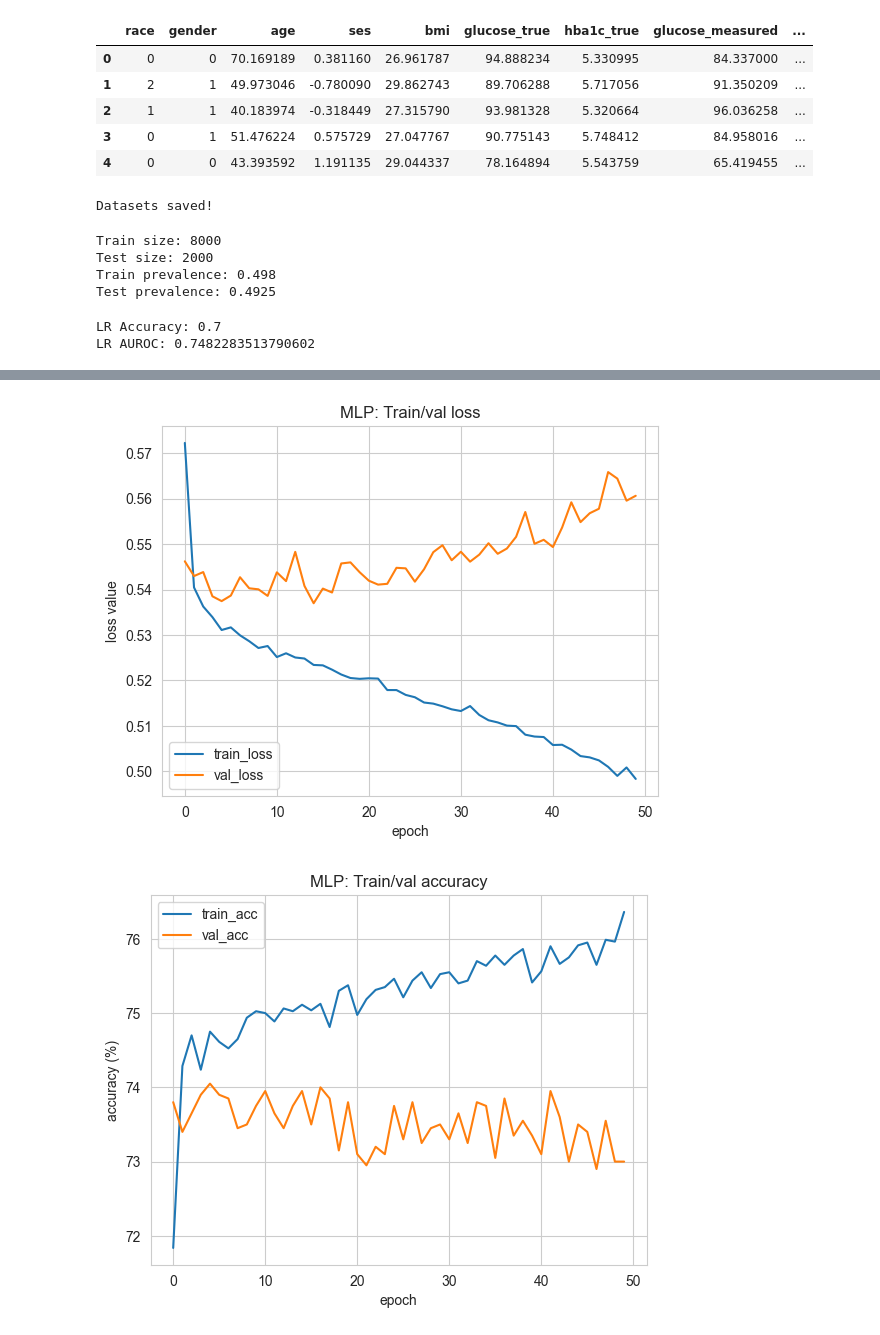
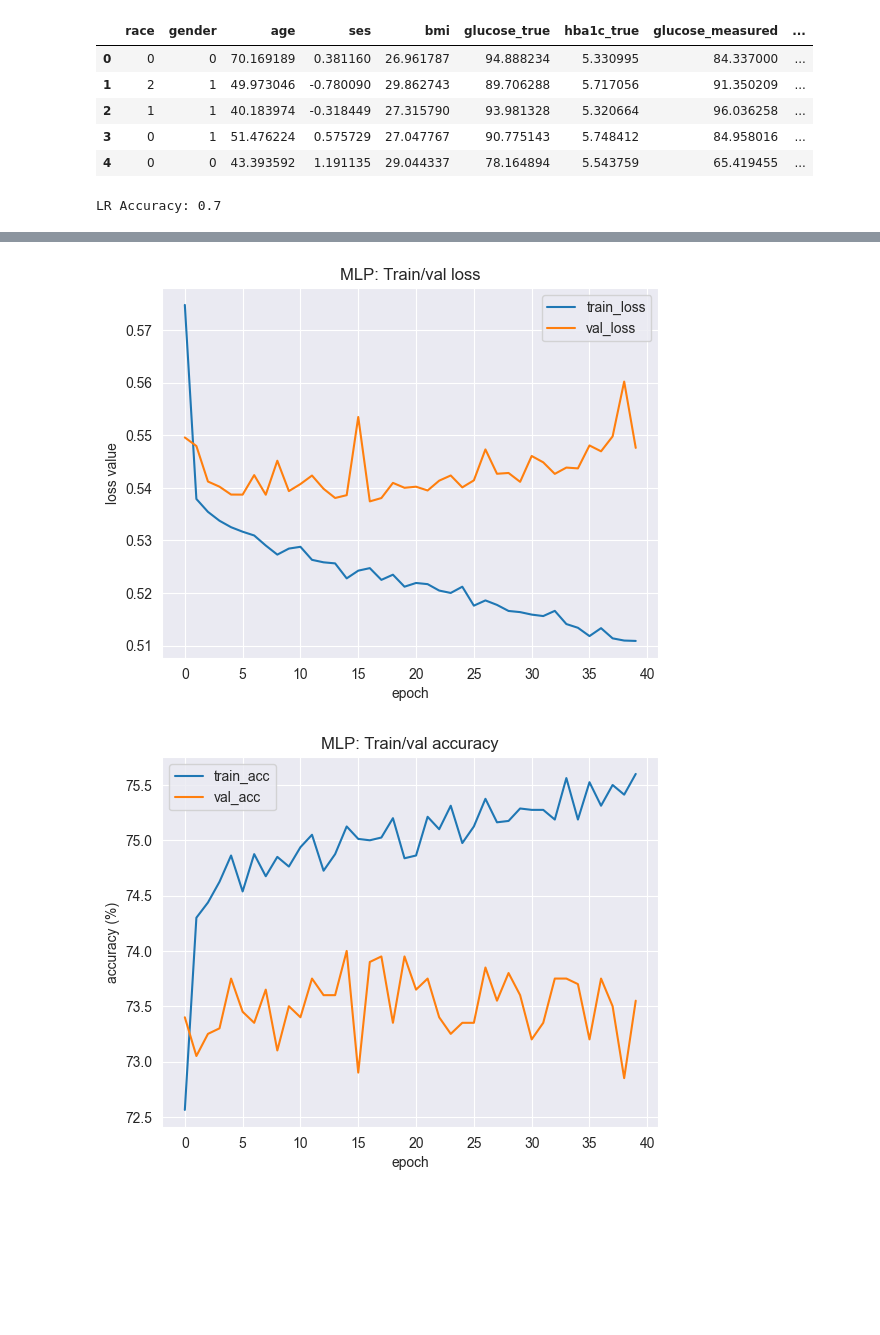
Before and after one commit to isabelle-bustamante/diabetes-fairness-ml, a Jupyter notebook: experiments/03_realistic_world.ipynb, the cells around one changed output, grey strips where cells are left out. Saved outputs shown, nothing was run; the diff lists cells and outputs as text; code cells hidden in the pictures; blank space fills up the shorter version.

Commit message:
redid fairness matric calculations, made simualtion simpler, removed clinical features for training, changed architecture in nn

```diff
--- a/experiments/03_realistic_world.ipynb
+++ b/experiments/03_realistic_world.ipynb
@@ -37,37 +24,23 @@ df.head()
 | 2 | 1 | 1 | 40.183974 | -0.318449 | 27.315790 | 93.981328 | 5.320664 | 96.036258 | ... |
 | 3 | 0 | 1 | 51.476224 | 0.575729 | 27.047767 | 90.775143 | 5.748412 | 84.958016 | ... |
 | 4 | 0 | 0 | 43.393592 | 1.191135 | 29.044337 | 78.164894 | 5.543759 | 65.419455 | ... |
-# %%
-df.to_csv("df_realistic.csv", index=False)
-
-print("Datasets saved!")
-# %% [output]
-Datasets saved!
-# %%
-# Realistic world features
-features = [
-    "glucose_measured",
-    "hba1c_measured",
-    "age",
-    "bmi",
-    "ses"
-]
-
-target = "diabetes_label"
-
-X_train, X_test, y_train, y_test = split_data(df, features, target)
-
-X_train_s, X_test_s, scaler = scale_data(X_train, X_test)
-
-print("Train size:", len(X_train))
-print("Test size:", len(X_test))
-print("Train prevalence:", y_train.mean())
-print("Test prevalence:", y_test.mean())
-# %% [output]
-Train size: 8000
-Test size: 2000
-Train prevalence: 0.498
-Test prevalence: 0.4925
+# %%
+features = ["glucose_measured", "hba1c_measured", "age", "bmi", "ses"]
+target = "diabetes_label"
+
+X = df[features]
+y = df[target]
+
+X_train, X_test, y_train, y_test = train_test_split(
+    X, y, test_size=0.2, random_state=SEED
+)
+
+# Keep sensitive attributes aligned
+sens_test = df.loc[X_test.index][["gender", "race"]]
+# %%
+scaler = StandardScaler()
+X_train_s = scaler.fit_transform(X_train)
+X_test_s = scaler.transform(X_test)
 # %%
 lr_results = train_logistic_regression(
     X_train_s, y_train,
@@ -75,21 +48,17 @@ lr_results = train_logistic_regression(
 )
 
 print("LR Accuracy:", lr_results["accuracy"])
-print("LR AUROC:", lr_results["AUROC"])
 # %% [output]
 LR Accuracy: 0.7
-LR AUROC: 0.7482283513790602
 # %%
-mlp_results = train_mlp_model(
+nn_results = train_mlp_model(
     X_train_s, y_train,
     X_test_s, y_test,
     input_dim=len(features),
-    model_class=MLP_Realistic,# <-- use large model here!
-    n_epochs=50,                 # train longer
+    model_class=MLP_Realistic,
+    n_epochs=40,
     lr=0.001
 )
 
-
-print("MLP Accuracy:", mlp_results["accuracy"])
-print("MLP AUROC:", mlp_results["AUROC"])
+print("NN Accuracy:", nn_results["accuracy"])
 # %% [output]
@@ -113,2 +82,2 @@ MLP AUROC: 0.792102223000175
-[figure, old version]
+[figure, new version]
-[figure, old version]
+[figure, new version]
```
Also changed, not shown: parts of 12 cells of this notebook, 34 other files.
